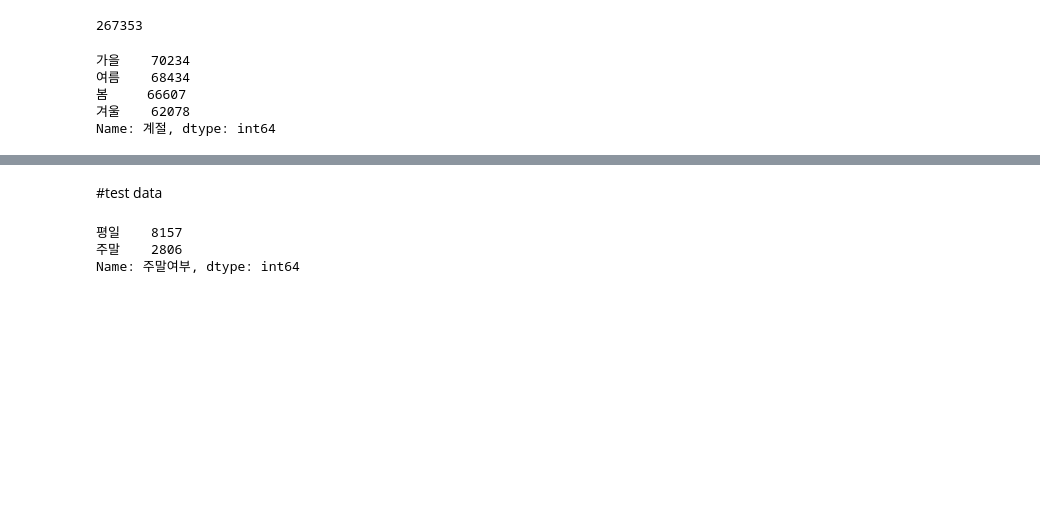
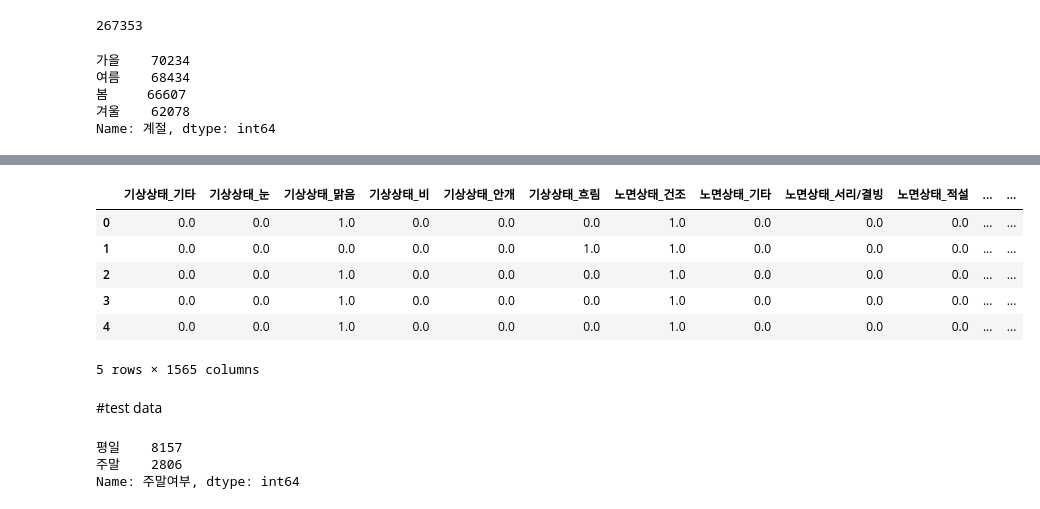
Before and after one commit to zooodung/TA-Prediction, a Jupyter notebook: preprocess_2.ipynb, the cells around one changed output, grey strips where cells are left out. Drawn from its saved outputs; the diff is of its cells as text; code cells hidden in the pictures; blank space fills up the shorter version.

```diff
--- a/preprocess_2.ipynb
+++ b/preprocess_2.ipynb
@@ -269,4 +262,17 @@ concatenated_df
 267353 rows × 20 columns
+# %%
+city_columns = concatenated_df.columns[1:]
+city_encoded = pd.get_dummies(concatenated_df, columns = city_columns)
+city_encoded = city_encoded.iloc[:, 1:].astype(float)
+display(city_encoded.head())
+# %% [output]
+|  | 기상상태_기타 | 기상상태_눈 | 기상상태_맑음 | 기상상태_비 | 기상상태_안개 | 기상상태_흐림 | 노면상태_건조 | 노면상태_기타 | 노면상태_서리/결빙 | 노면상태_적설 | ... | ... |
+| 0 | 0.0 | 0.0 | 1.0 | 0.0 | 0.0 | 0.0 | 1.0 | 0.0 | 0.0 | 0.0 | ... | ... |
+| 1 | 0.0 | 0.0 | 0.0 | 0.0 | 0.0 | 1.0 | 1.0 | 0.0 | 0.0 | 0.0 | ... | ... |
+| 2 | 0.0 | 0.0 | 1.0 | 0.0 | 0.0 | 0.0 | 1.0 | 0.0 | 0.0 | 0.0 | ... | ... |
+| 3 | 0.0 | 0.0 | 1.0 | 0.0 | 0.0 | 0.0 | 1.0 | 0.0 | 0.0 | 0.0 | ... | ... |
+| 4 | 0.0 | 0.0 | 1.0 | 0.0 | 0.0 | 0.0 | 1.0 | 0.0 | 0.0 | 0.0 | ... | ... |
+5 rows × 1565 columns
 # %% [markdown]
 #test data
 # %%
```
Also changed, not shown: parts of 6 cells of this notebook.
